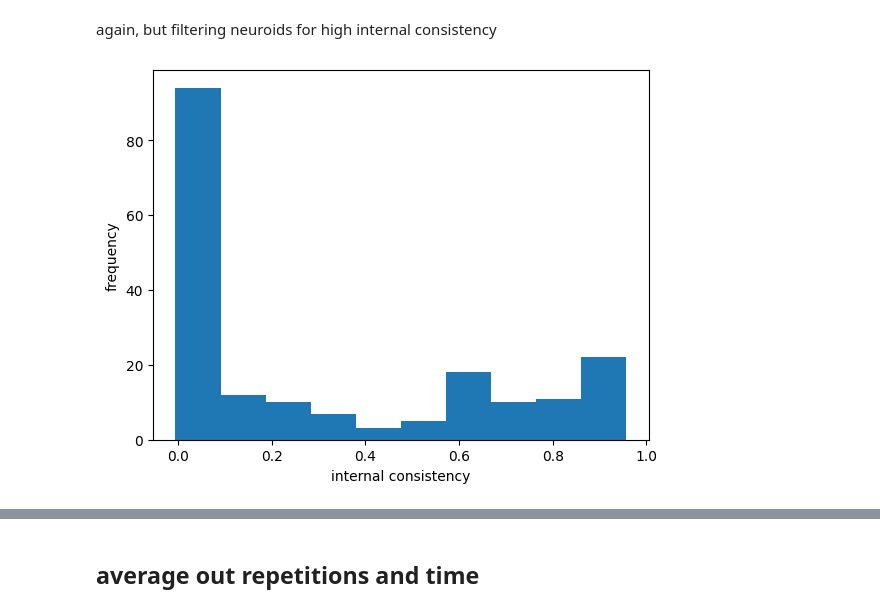
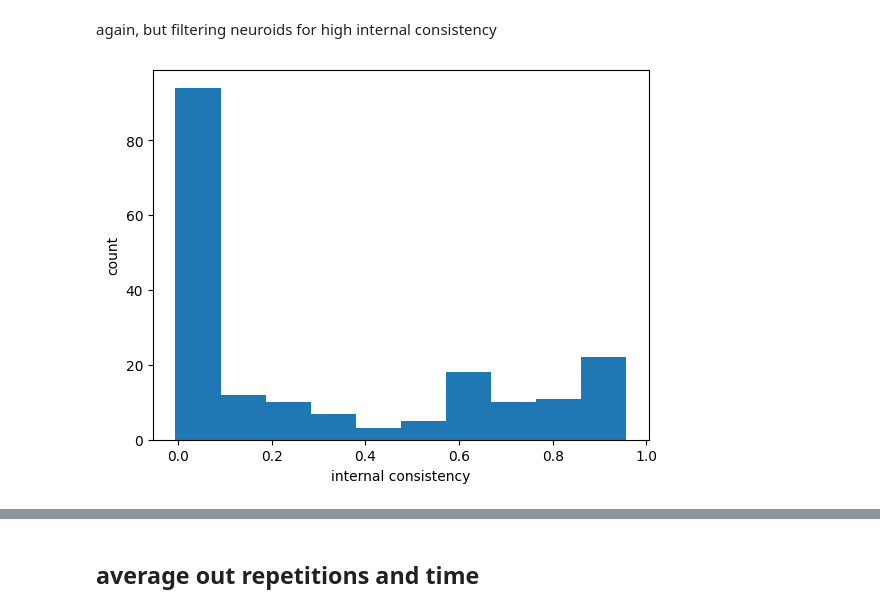
Before and after one commit to dicarlolab/pipeline_analysis, a Jupyter notebook: pico_muri.ipynb, the cells around one changed output, grey strips where cells are left out. Saved outputs shown, nothing was run; the diff lists cells and outputs as text; code cells hidden in the pictures.

```diff
--- a/pico_muri.ipynb
+++ b/pico_muri.ipynb
@@ -72,11 +58,13 @@ assembly = raw_assembly[{'time_bin': [70 <= start <= 170 for start in raw_assemb
 assembly = assembly.mean('time_bin')
 consistencies = internal_consistency(assembly)
 consistencies = consistencies.groupby('neuroid_id').mean().reset_index()
-
-fig, ax = pyplot.subplots()
-ax.hist(consistencies['correlation'])
-ax.set_xlabel('internal consistency')
-ax.set_ylabel('frequency')
-fig.show()
-# %% [output]
-[figure, removed]
+# %%
+from matplotlib import pyplot
+
+fig, ax = pyplot.subplots()
+ax.hist(consistencies['correlation'])
+ax.set_xlabel('internal consistency')
+ax.set_ylabel('count')
+fig.show()
+# %% [output]
+[figure, added]
```
Also changed, not shown: parts of 6 cells of this notebook.
